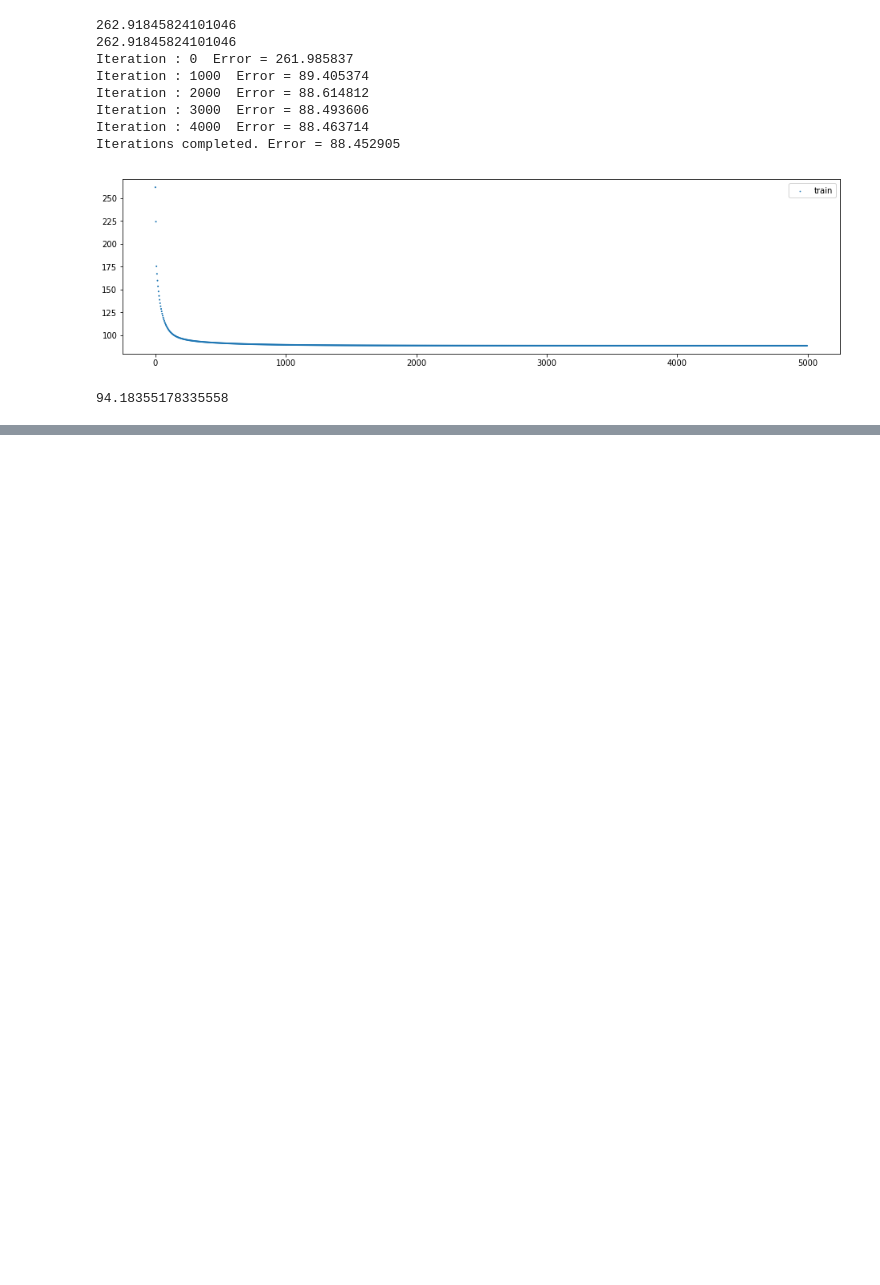
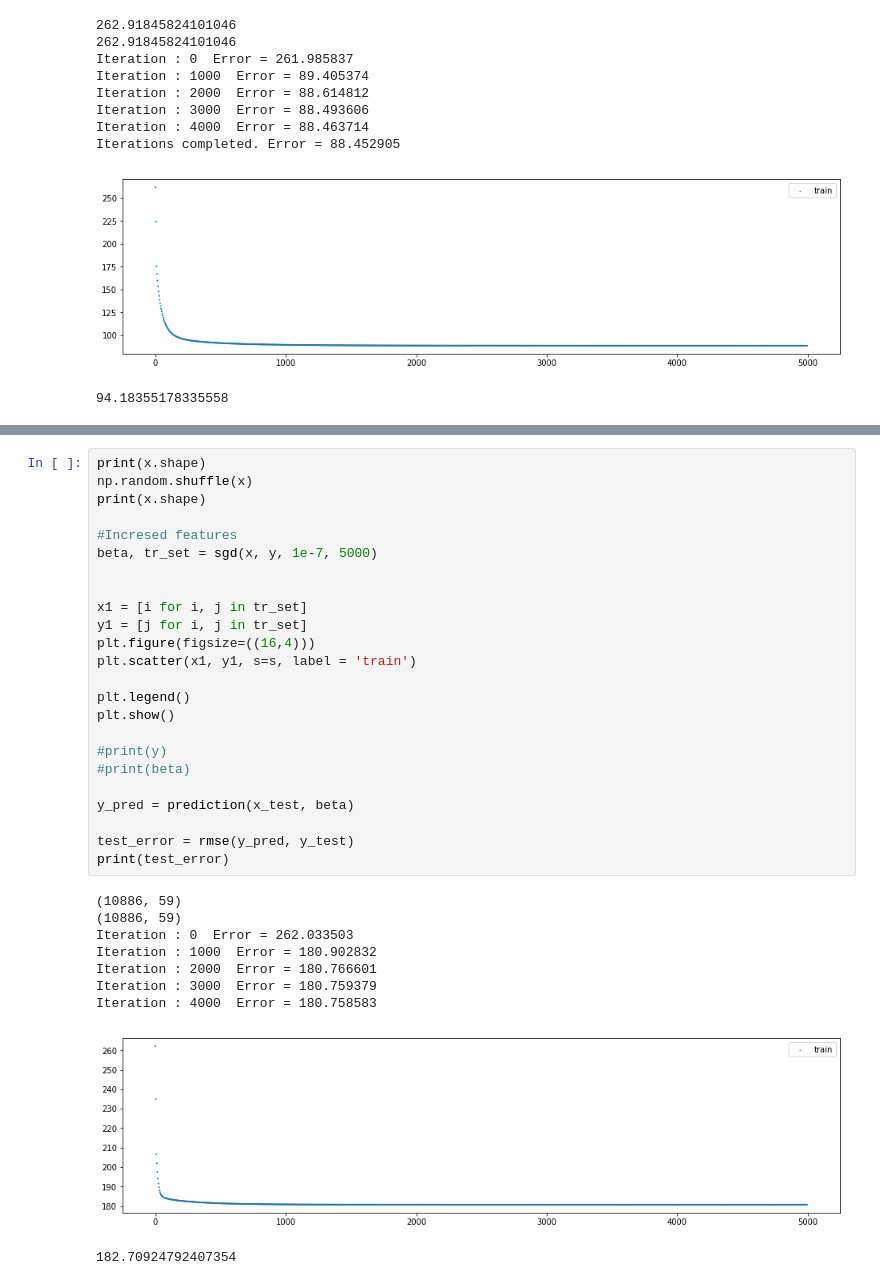
Before and after one commit to ashutoshtiwari128/Riddikulus, a Jupyter notebook: Question4.ipynb, the cells around one changed output, grey strips where cells are left out. Drawn from its saved outputs; the diff is of its cells as text; blank space fills up the shorter version.

```diff
--- a/Question4.ipynb
+++ b/Question4.ipynb
@@ -827,0 +985,34 @@ Iterations completed. Error = 88.453316
+# %%
+print(x.shape)
+np.random.shuffle(x)
+print(x.shape)
+
+#Incresed features
+beta, tr_set = sgd(x, y, 1e-7, 5000)
+
+
+x1 = [i for i, j in tr_set]
+y1 = [j for i, j in tr_set]
+plt.figure(figsize=((16,4)))
+plt.scatter(x1, y1, s=s, label = 'train')
+
+plt.legend()
+plt.show()
+
+#print(y)
+#print(beta)
+
+y_pred = prediction(x_test, beta)
+
+test_error = rmse(y_pred, y_test)
+print(test_error)
+# %% [output]
+(10886, 59)
+(10886, 59)
+Iteration : 0  Error = 262.033503
+Iteration : 1000  Error = 180.902832
+Iteration : 2000  Error = 180.766601
+Iteration : 3000  Error = 180.759379
+Iteration : 4000  Error = 180.758583
+[figure, added]
+182.70924792407354
```
Also changed, not shown: parts of 34 cells of this notebook.
